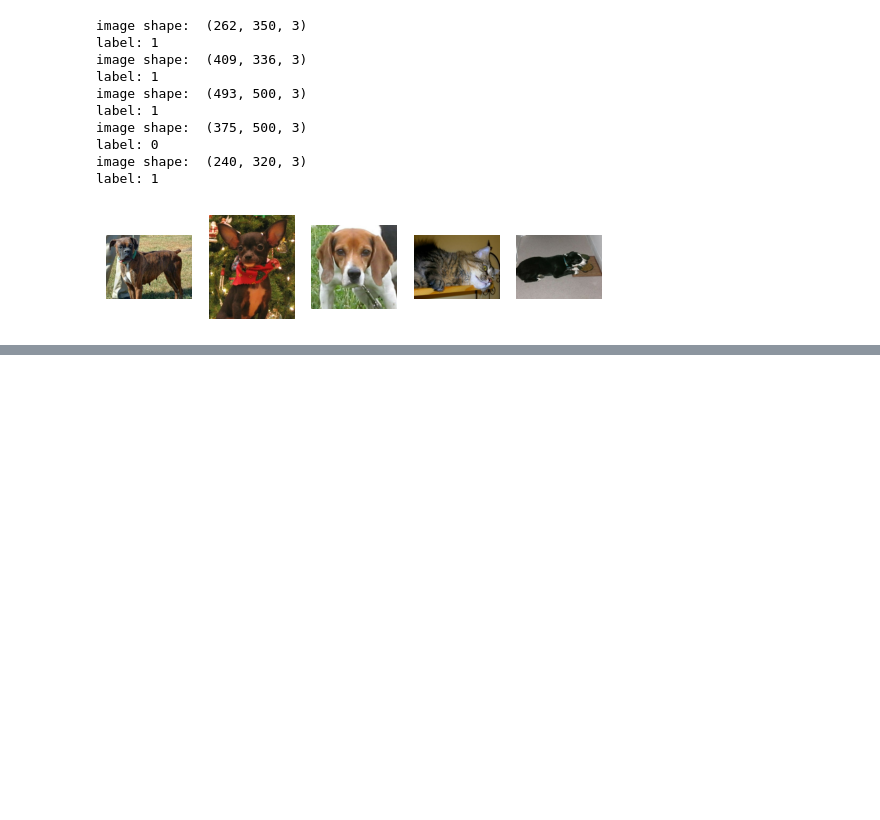
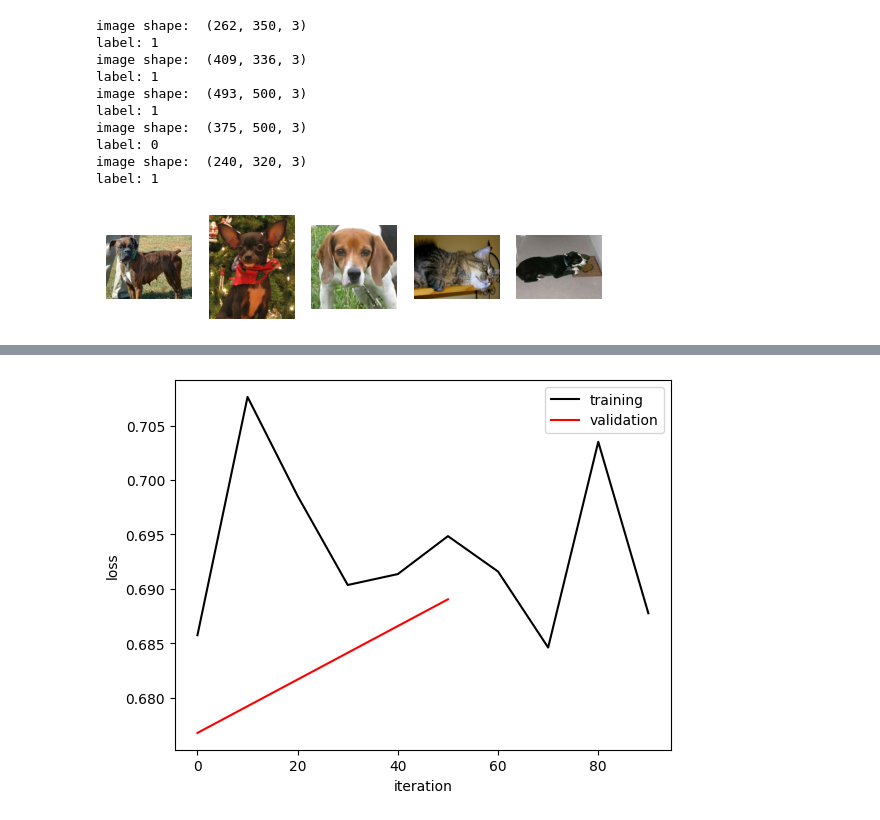
Before and after one commit to shayan823/DeepLearning, a Jupyter notebook: transfer_learning.ipynb, the cells around one changed output, grey strips where cells are left out. Drawn from its saved outputs; the diff is of its cells as text; code cells hidden in the pictures; blank space fills up the shorter version.

```diff
--- a/transfer_learning.ipynb
+++ b/transfer_learning.ipynb
@@ -96,0 +245,3 @@ label: 1
+# %%
+with tf.GradientTape() as tape:
+  tape.reset() #this resets the gradient tape
@@ -96,0 +260,25 @@ label: 1
+# %%
+niter = 100
+
+tloss = []
+tacc = []
+vloss = []
+vacc = []
+
+for it in range(niter):
+    for image, label in train:
+        loss, acc = train_step( model , image , tf.one_hot(label, depth=2) ) #run training
+
+    if it % 10 == 0: #log training metrics
+      tf.print('iter: ',it, ', loss: {:.3f}, acc: {:.3f}'.format(loss, acc))
+      tloss.append(loss)
+      tacc.append(acc)
+
+    if it % 50 == 0: #log validation metrics
+      for val_image, val_label in valid:
+        val_pred = model(val_image)
+        val_loss = tf.reduce_mean(tf.losses.categorical_crossentropy(tf.one_hot(val_label, depth=2), val_pred))
+        val_acc = tf.reduce_mean(tf.metrics.categorical_accuracy(tf.one_hot(val_label, depth=2), val_pred))
+        tf.print('iter: ',it, ', validation loss: {:.3f}, validation acc: {:.3f}'.format(val_loss, val_acc))
+        vloss.append(val_loss)
+        vacc.append(val_acc)
@@ -96,0 +298,11 @@ label: 1
+# %%
+titers = 10*np.arange(np.shape(tloss)[0])
+viters = 50*np.arange(np.shape(vloss)[0])
+
+plt.plot(titers, tloss, c='black', label='training');
+plt.plot(viters, vloss, c='r', label='validation');
+plt.legend();
+plt.xlabel('iteration');
+plt.ylabel('loss');
+# %% [output]
+[figure, added]
```
Also changed, not shown: parts of 35 cells of this notebook.
